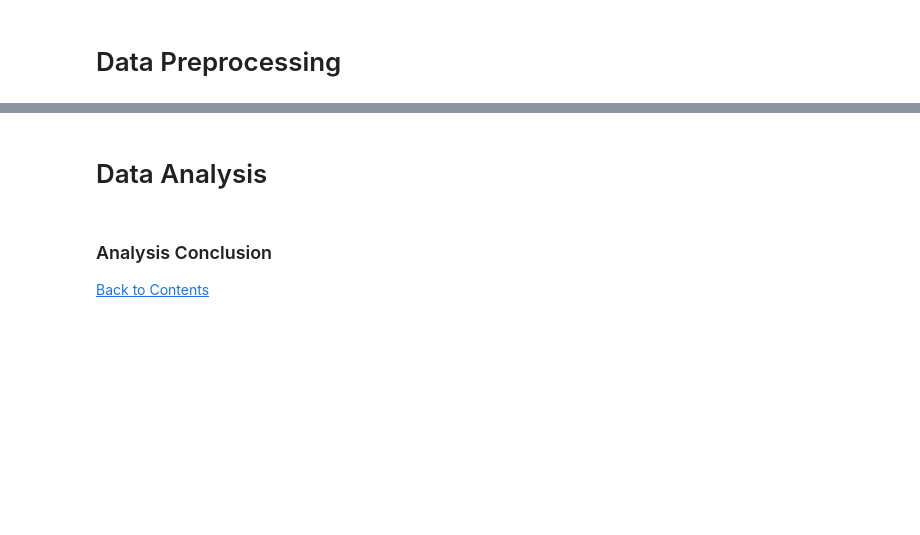
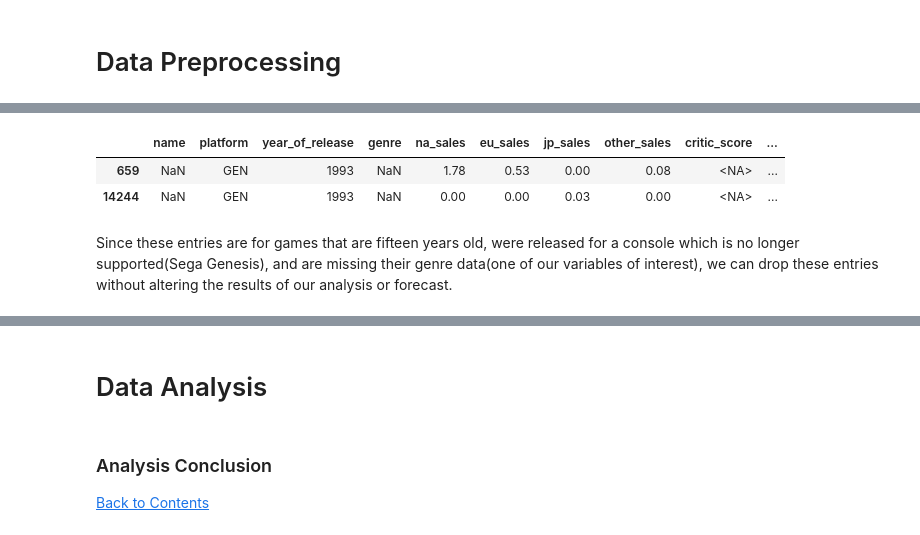
Before and after one commit to hamalizer/2017_game_sales_outlook, a Jupyter notebook: 2017_game_sales_outlook.ipynb, the cells around one changed output, grey strips where cells are left out. Saved outputs shown, nothing was run; the diff lists cells and outputs as text; code cells hidden in the pictures; blank space fills up the shorter version.

```diff
--- a/2017_game_sales_outlook.ipynb
+++ b/2017_game_sales_outlook.ipynb
@@ -101,0 +137,9 @@ preprocessing conclusion
+# %%
+# For curiosity's sake we will take a look at the two n/a names column values
+display(df[(df['name'].isnull())])
+# %% [output]
+|  | name | platform | year_of_release | genre | na_sales | eu_sales | jp_sales | other_sales | critic_score | ... |
+| 659 | NaN | GEN | 1993 | NaN | 1.78 | 0.53 | 0.00 | 0.08 | <NA> | ... |
+| 14244 | NaN | GEN | 1993 | NaN | 0.00 | 0.00 | 0.03 | 0.00 | <NA> | ... |
+# %% [markdown]
+Since these entries are for games that are fifteen years old, were released for a console which is no longer supported(Sega Genesis), and are missing their genre data(one of our variables of interest), we can drop these entries without altering the results of our analysis or forecast.
```
Also changed, not shown: parts of 19 cells of this notebook.
